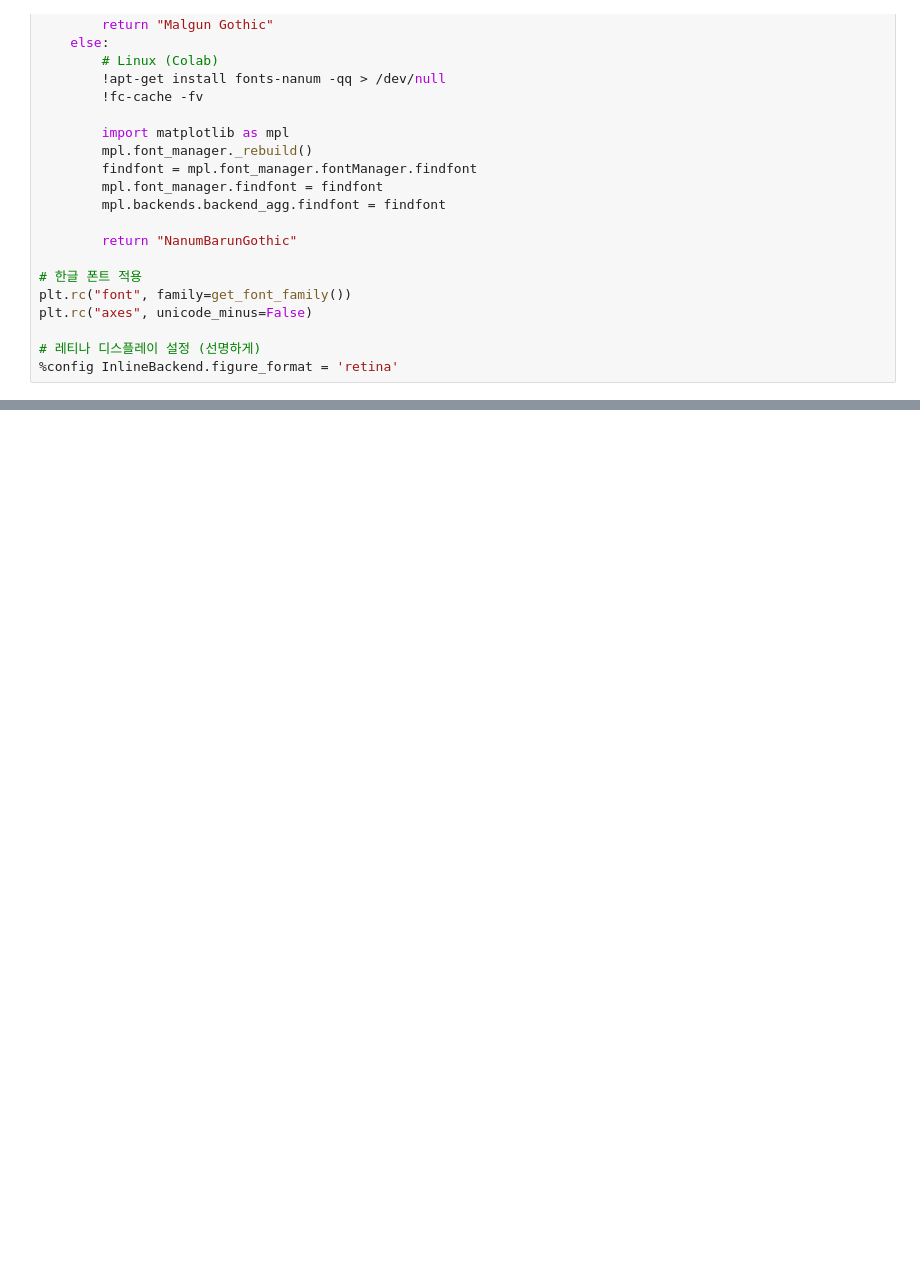
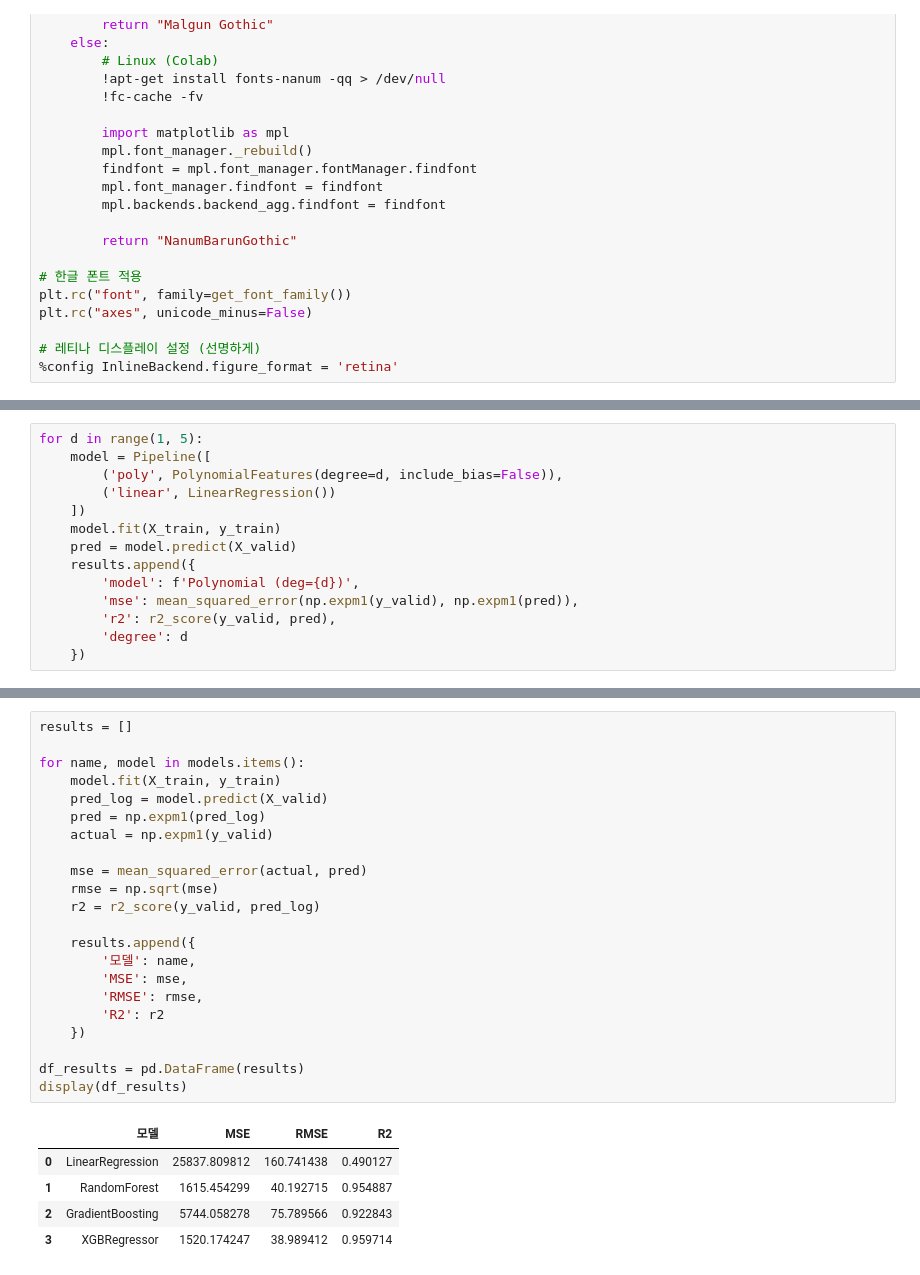
Before and after one commit to jihuikim45/hipython_rep, a Jupyter notebook: 대여량예측모델/bike대여량예측모델.ipynb, the cells around one changed output, grey strips where cells are left out. Drawn from its saved outputs; the diff is of its cells as text; blank space fills up the shorter version.

```diff
--- a/대여량예측모델/bike대여량예측모델.ipynb
+++ b/대여량예측모델/bike대여량예측모델.ipynb
@@ -249,0 +100,14 @@ d
+# %%
+for d in range(1, 5):
+    model = Pipeline([
+        ('poly', PolynomialFeatures(degree=d, include_bias=False)),
+        ('linear', LinearRegression())
+    ])
+    model.fit(X_train, y_train)
+    pred = model.predict(X_valid)
+    results.append({
+        'model': f'Polynomial (deg={d})',
+        'mse': mean_squared_error(np.expm1(y_valid), np.expm1(pred)),
+        'r2': r2_score(y_valid, pred),
+        'degree': d
+    })
@@ -249,0 +124,28 @@ d
+# %%
+results = []
+
+for name, model in models.items():
+    model.fit(X_train, y_train)
+    pred_log = model.predict(X_valid)
+    pred = np.expm1(pred_log)
+    actual = np.expm1(y_valid)
+
+    mse = mean_squared_error(actual, pred)
+    rmse = np.sqrt(mse)
+    r2 = r2_score(y_valid, pred_log)
+
+    results.append({
+        '모델': name,
+        'MSE': mse,
+        'RMSE': rmse,
+        'R2': r2
+    })
+
+df_results = pd.DataFrame(results)
+display(df_results)
+# %% [output]
+|  | 모델 | MSE | RMSE | R2 |
+| 0 | LinearRegression | 25837.809812 | 160.741438 | 0.490127 |
+| 1 | RandomForest | 1615.454299 | 40.192715 | 0.954887 |
+| 2 | GradientBoosting | 5744.058278 | 75.789566 | 0.922843 |
+| 3 | XGBRegressor | 1520.174247 | 38.989412 | 0.959714 |
```
Also changed, not shown: parts of 37 cells of this notebook, 5 other files.
